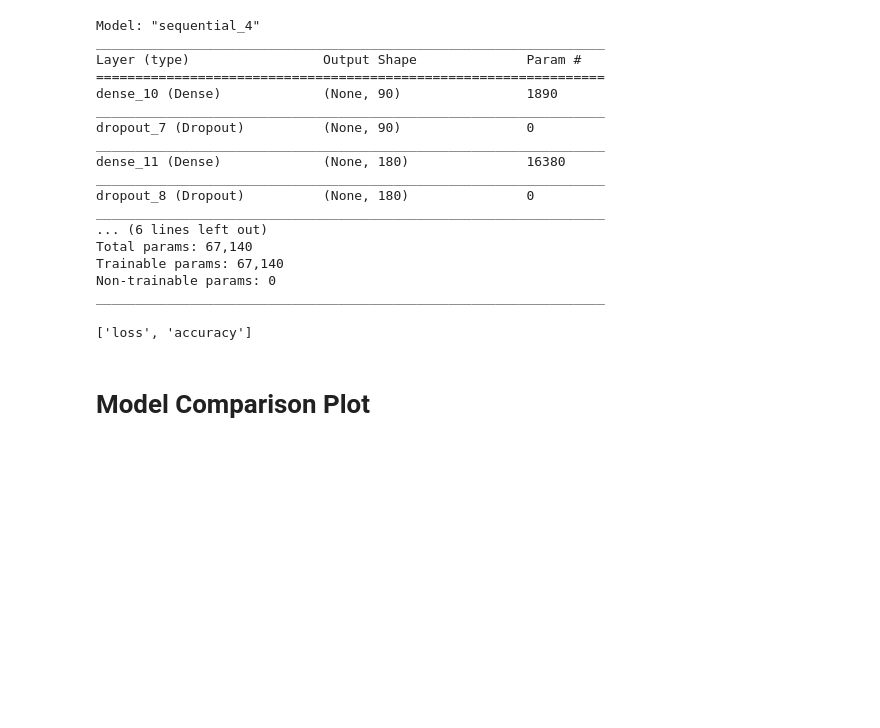
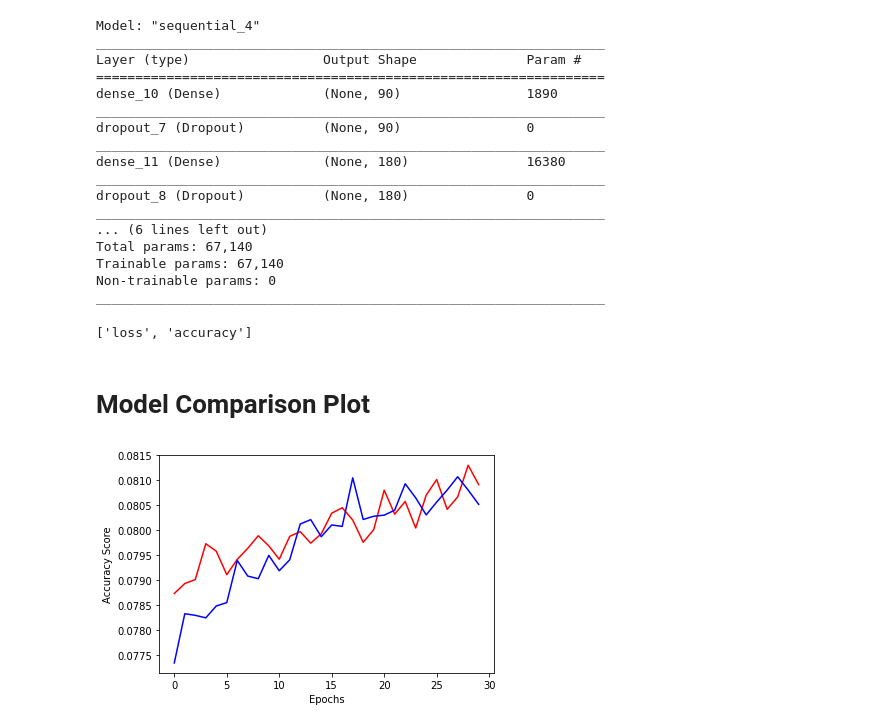
Before and after one commit to Gavin-Hofer/datamining-group-11, a Jupyter notebook: Group11.ipynb, the cells around one changed output. Cells and saved outputs as stored; diff of their text form; code cells hidden in the pictures; blank space fills up the shorter version.

```diff
--- a/Group11.ipynb
+++ b/Group11.ipynb
@@ -481,6 +481,8 @@ model2.save("model2_file.h5")
 # %%
 plt.plot(model1_train.history['accuracy'], 'r',
          model2_train.history['accuracy'], 'b')
 plt.xlabel('Epochs')
-plt.ylabel('Validation Score')
+plt.ylabel('Accuracy Score')
 plt.show()
+# %% [output]
+[figure, added]
```
Also changed, not shown: parts of 1 cell of this notebook, 2 other files.
